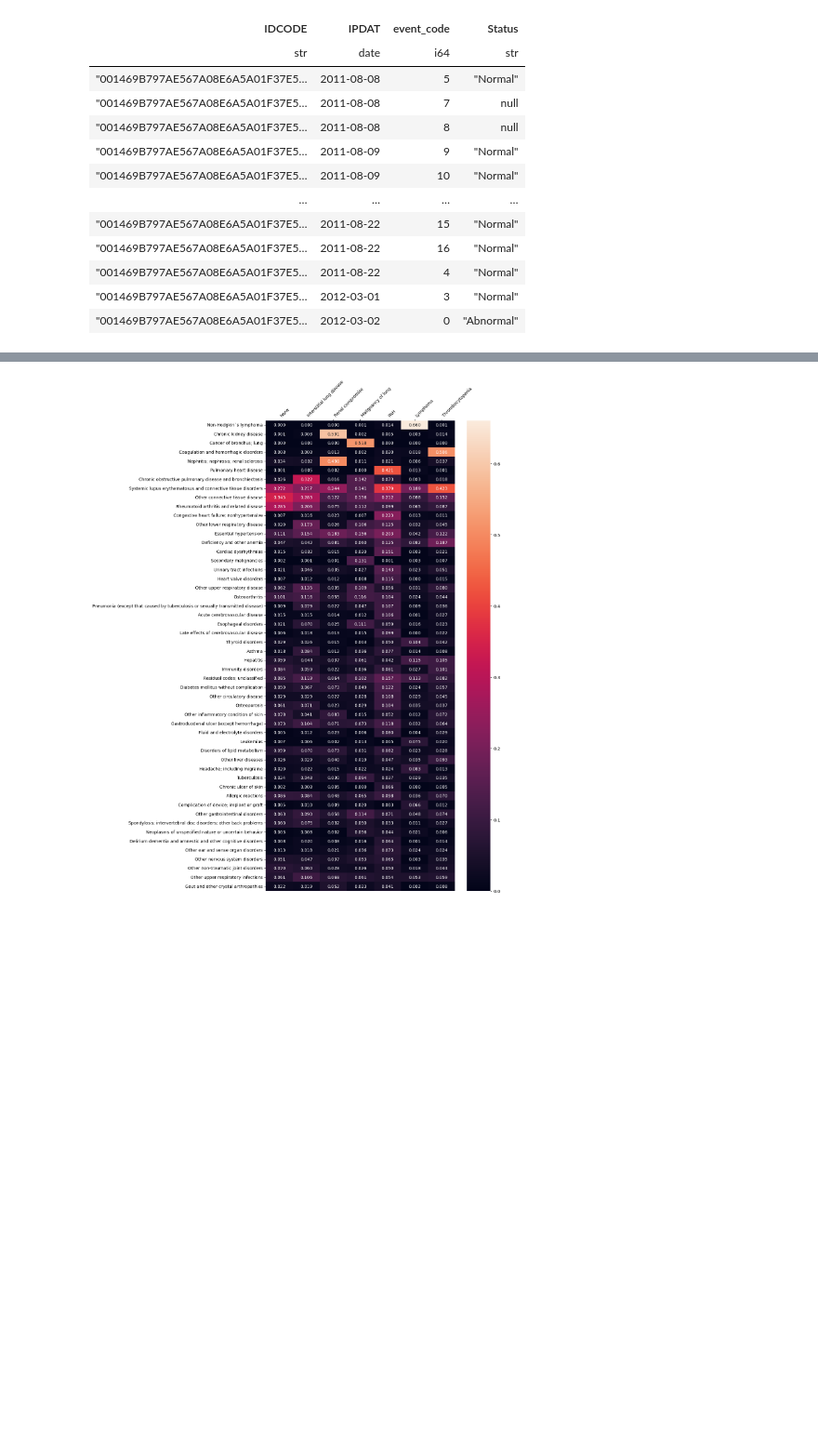
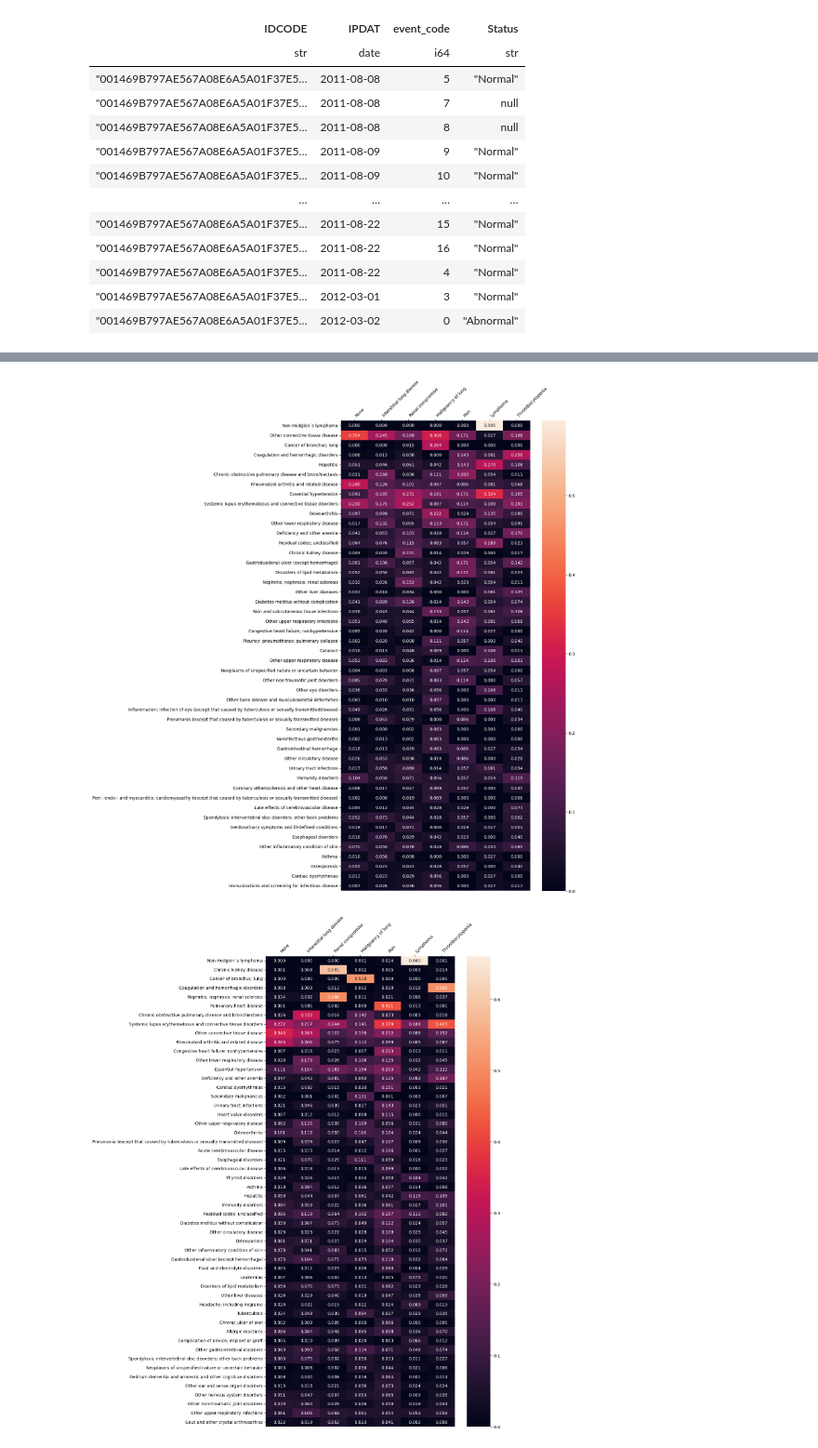
Before and after one commit to tunajaw/3Phenotype, a Jupyter notebook: analysis/composition.ipynb, the cells around one changed output, grey strips where cells are left out. Shown at 93% size. Drawn from its saved outputs; the diff is of its cells as text; code cells hidden in the pictures; blank space fills up the shorter version.

```diff
--- a/analysis/composition.ipynb
+++ b/analysis/composition.ipynb
@@ -228,3 +250,7 @@ diff_ccs_sample = draw_plt(ehr_cluster_ccs_mean, ehr_cluster_ccs_std, n, ccs_nam
+# %%
+diff_ccs_sample = draw_plt(ehr_cluster_ccs_mean, ehr_cluster_ccs_std, n, ccs_name)
+# %% [output]
+[figure, added]
 # %%
 diff_ccs = draw_plt(ehr_cluster_ccs_mean, ehr_cluster_ccs_std, n, ccs_name)
 # %% [output]
```
Also changed, not shown: parts of 7 cells of this notebook, 10 other files.
